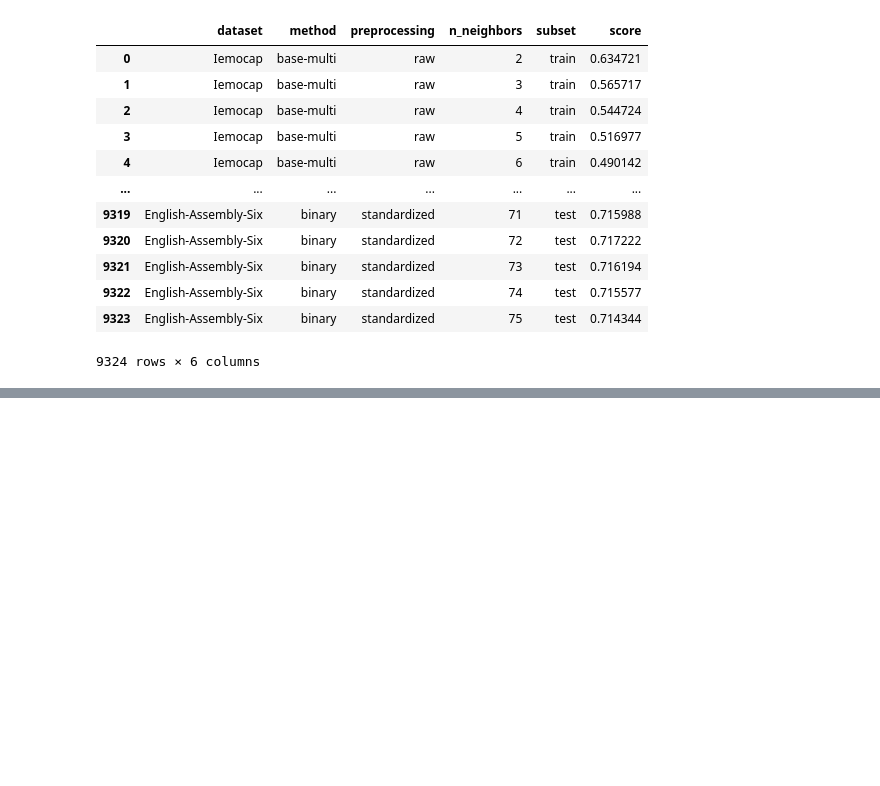
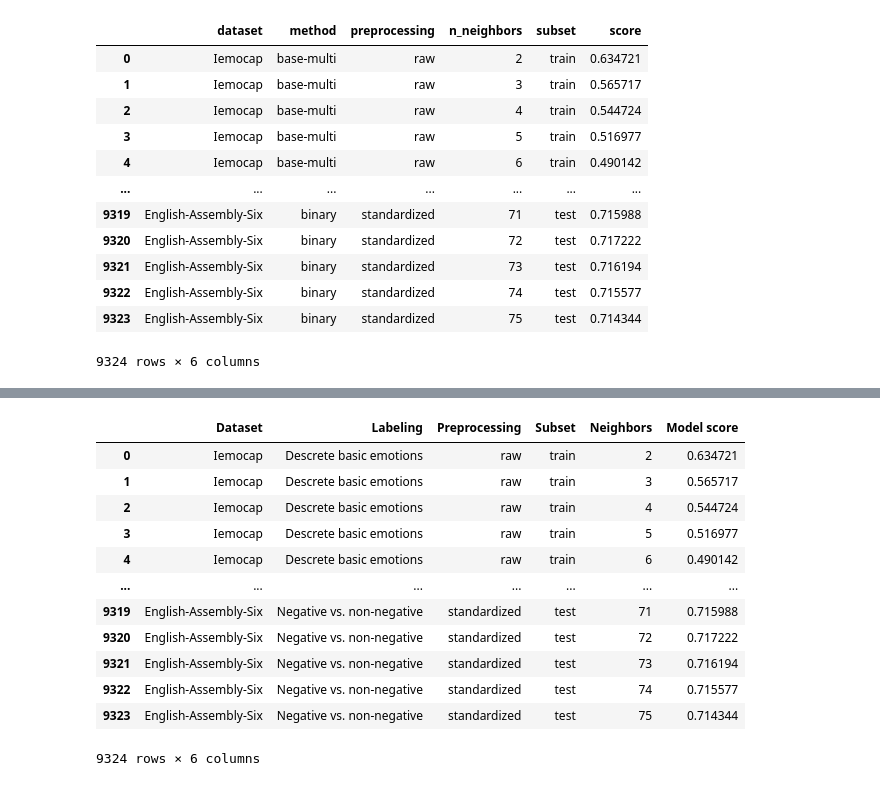
Before and after one commit to iamryabinov/SER_SVM_KNN, a Jupyter notebook: classifiers/knn/playground.ipynb, the cells around one changed output, grey strips where cells are left out. Cells and saved outputs as stored; diff of their text form; code cells hidden in the pictures; blank space fills up the shorter version.

```diff
--- a/classifiers/knn/playground.ipynb
+++ b/classifiers/knn/playground.ipynb
@@ -125,0 +21,3 @@ summ.to_excel('resul')
+# %%
+df.loc[df['method'] == 'base-multi', 'method'] = 'Descrete basic emotions'
+df.groupby('method').mean()
@@ -125,0 +30,3 @@ summ.to_excel('resul')
+# %%
+df.loc[df['method'] == 'first_try', 'method'] = 'Positive vs. neutral vs. negative'
+df.groupby('method').mean()
@@ -125,0 +39,3 @@ summ.to_excel('resul')
+# %%
+df.loc[df['method'] == 'binary', 'method'] = 'Negative vs. non-negative'
+df.groupby('method').mean()
@@ -125,0 +48,23 @@ summ.to_excel('resul')
+# %%
+df['Dataset'] = df['dataset']
+df['Labeling'] = df['method']
+df['Preprocessing'] = df['preprocessing']
+df['Subset'] = df['subset']
+df['Neighbors'] = df['n_neighbors']
+df['Model score'] = df['score']
+df = df.drop(['dataset', 'preprocessing', 'n_neighbors', 'subset', 'score', 'method'], axis=1)
+df
+# %% [output]
+|  | Dataset | Labeling | Preprocessing | Subset | Neighbors | Model score |
+| 0 | Iemocap | Descrete basic emotions | raw | train | 2 | 0.634721 |
+| 1 | Iemocap | Descrete basic emotions | raw | train | 3 | 0.565717 |
+| 2 | Iemocap | Descrete basic emotions | raw | train | 4 | 0.544724 |
+| 3 | Iemocap | Descrete basic emotions | raw | train | 5 | 0.516977 |
+| 4 | Iemocap | Descrete basic emotions | raw | train | 6 | 0.490142 |
+| ... | ... | ... | ... | ... | ... | ... |
+| 9319 | English-Assembly-Six | Negative vs. non-negative | standardized | test | 71 | 0.715988 |
+| 9320 | English-Assembly-Six | Negative vs. non-negative | standardized | test | 72 | 0.717222 |
+| 9321 | English-Assembly-Six | Negative vs. non-negative | standardized | test | 73 | 0.716194 |
+| 9322 | English-Assembly-Six | Negative vs. non-negative | standardized | test | 74 | 0.715577 |
+| 9323 | English-Assembly-Six | Negative vs. non-negative | standardized | test | 75 | 0.714344 |
+9324 rows × 6 columns
```
Also changed, not shown: parts of 22 cells of this notebook, 3 other files.
